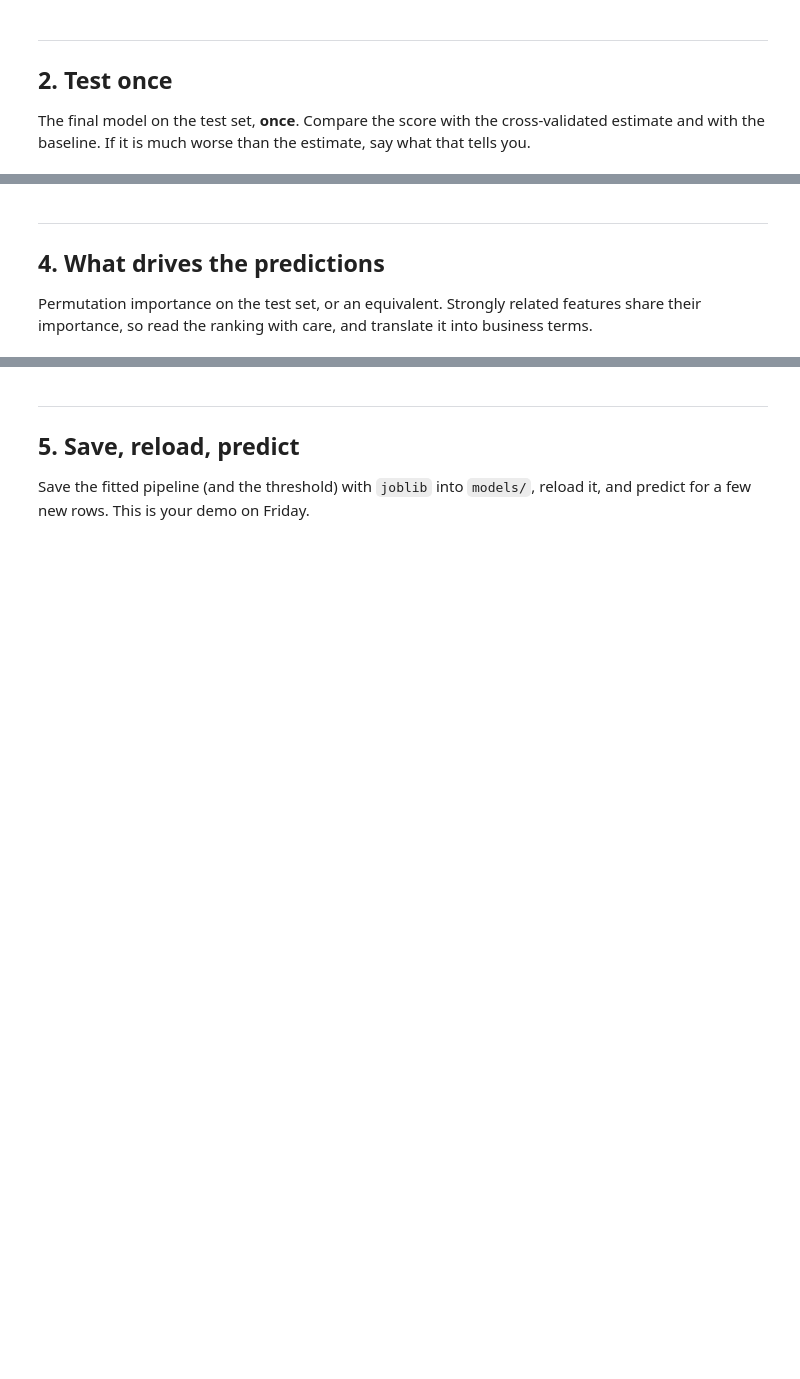
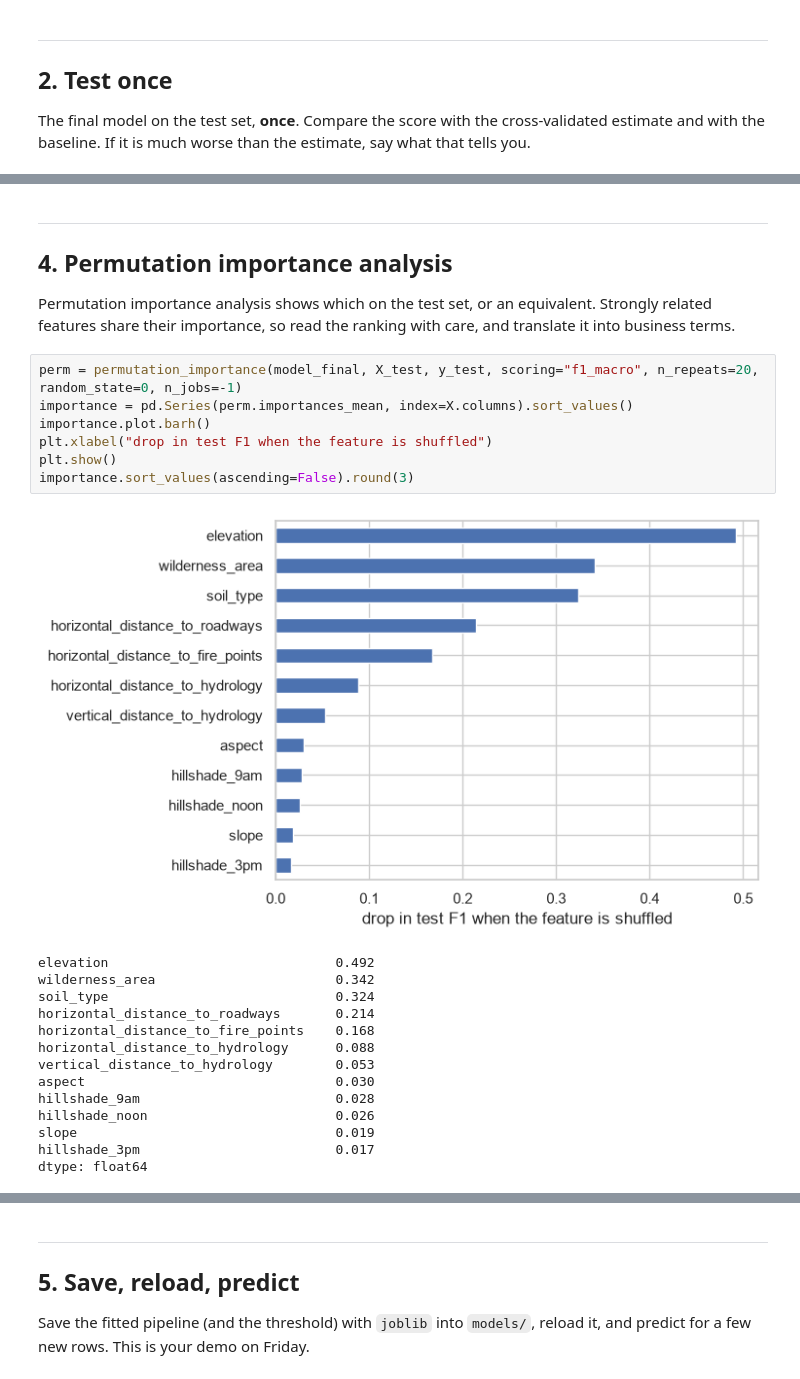
Before and after one commit to zoedoucet/project-2-machine-learning, a Jupyter notebook: notebooks/03_evaluation_and_interpretation.ipynb, the cells around one changed output, grey strips where cells are left out. Saved outputs shown, nothing was run; the diff lists cells and outputs as text; blank space fills up the shorter version.

```diff
--- a/notebooks/03_evaluation_and_interpretation.ipynb
+++ b/notebooks/03_evaluation_and_interpretation.ipynb
@@ -103,5 +214,27 @@ Classification: the confusion matrix and the per-class results, at your chosen t
 # %% [markdown]
 ---
-## 4. What drives the predictions
+## 4. Permutation importance analysis
 
-Permutation importance on the test set, or an equivalent. Strongly related features share their importance, so read the ranking with care, and translate it into business terms.
+Permutation importance analysis shows which  on the test set, or an equivalent. Strongly related features share their importance, so read the ranking with care, and translate it into business terms.
+# %%
+perm = permutation_importance(model_final, X_test, y_test, scoring="f1_macro", n_repeats=20, random_state=0, n_jobs=-1)
+importance = pd.Series(perm.importances_mean, index=X.columns).sort_values()
+importance.plot.barh()
+plt.xlabel("drop in test F1 when the feature is shuffled")
+plt.show()
+importance.sort_values(ascending=False).round(3)
+# %% [output]
+[figure, added]
+elevation                             0.492
+wilderness_area                       0.342
+soil_type                             0.324
+horizontal_distance_to_roadways       0.214
+horizontal_distance_to_fire_points    0.168
+horizontal_distance_to_hydrology      0.088
+vertical_distance_to_hydrology        0.053
+aspect                                0.030
+hillshade_9am                         0.028
+hillshade_noon                        0.026
+slope                                 0.019
+hillshade_3pm                         0.017
+dtype: float64
```
Also changed, not shown: parts of 21 cells of this notebook.
